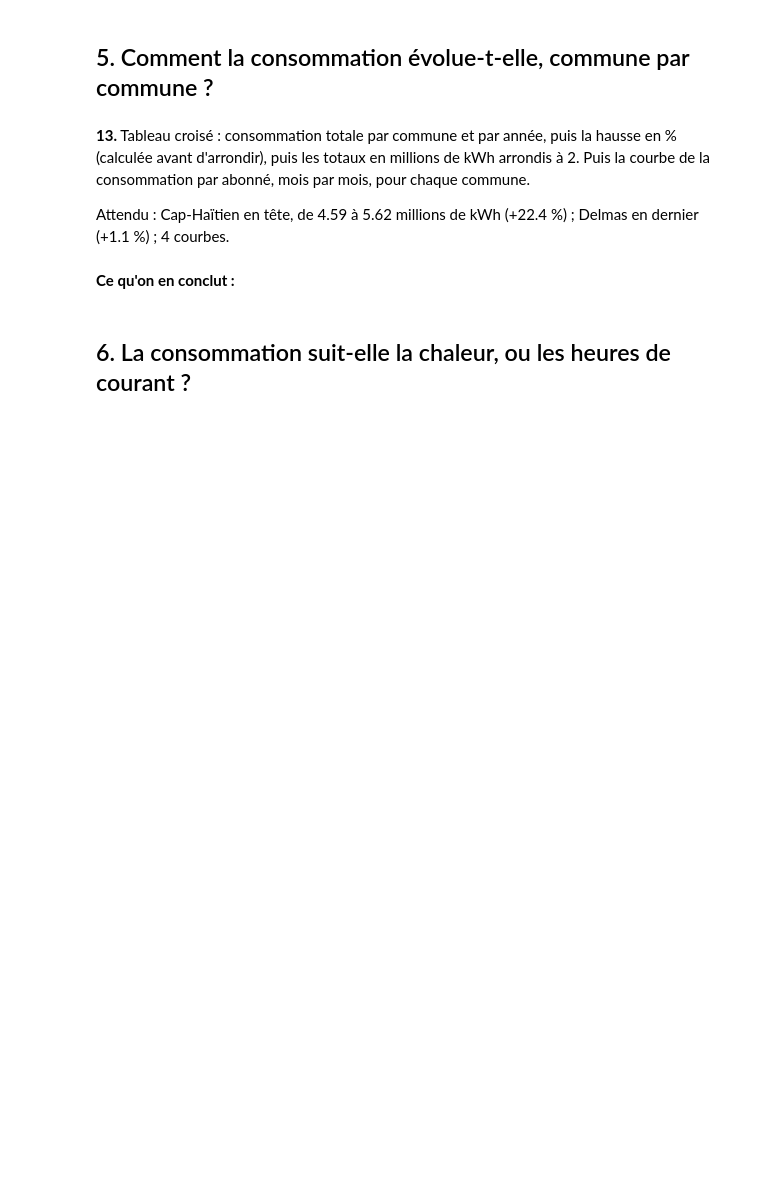
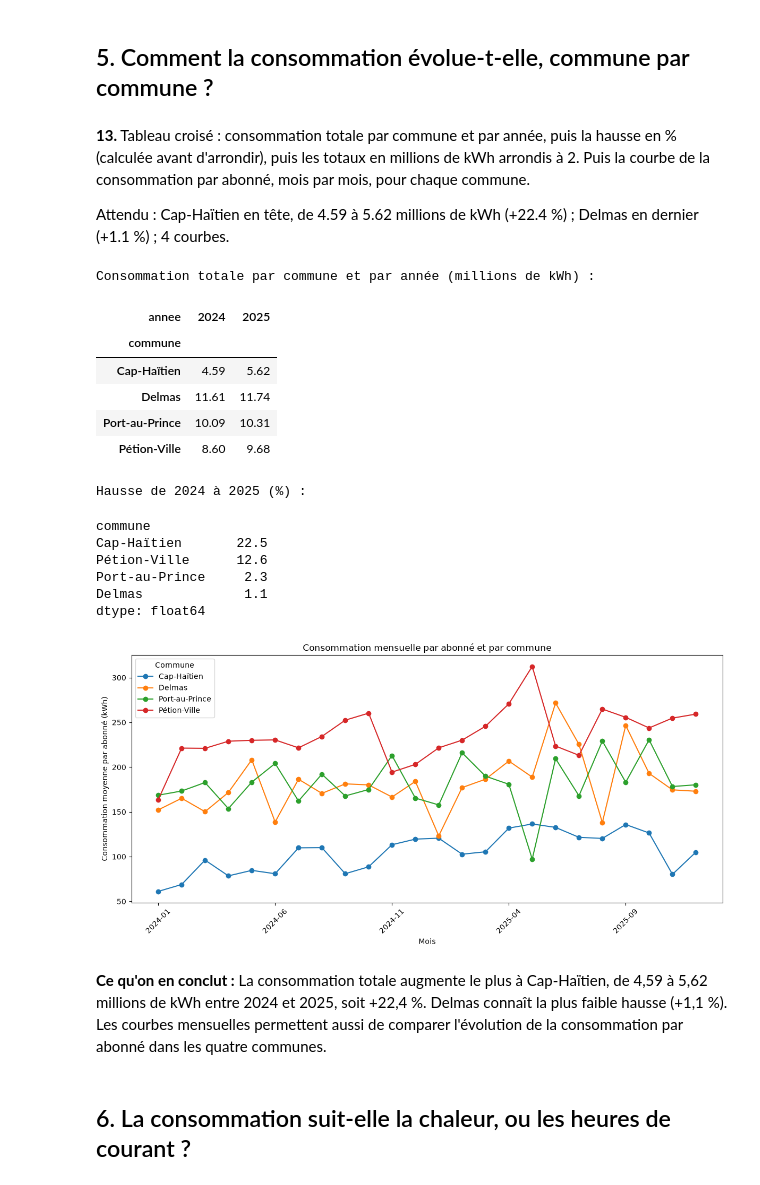
Before and after one commit to maxangelotnatoux/exercice-electricite, a Jupyter notebook: exploration.ipynb, the cells around one changed output. Cells and saved outputs as stored; diff of their text form; code cells hidden in the pictures; blank space fills up the shorter version.

Commit message:
Ajoute les indicateurs de consommation

```diff
--- a/exploration.ipynb
+++ b/exploration.ipynb
@@ -247,8 +281,57 @@ Attendu : Commercial 393.2, Résidentiel 117.4 ; en tête : Centre-ville (468.7)
 **13.** Tableau croisé : consommation totale par commune et par année, puis la hausse en % (calculée avant d'arrondir), puis les totaux en millions de kWh arrondis à 2. Puis la courbe de la consommation par abonné, mois par mois, pour chaque commune.
 
 Attendu : Cap-Haïtien en tête, de 4.59 à 5.62 millions de kWh (+22.4 %) ; Delmas en dernier (+1.1 %) ; 4 courbes.
+# %%
+import matplotlib.pyplot as plt
+
+consommation_par_commune_annee = avec_meteo.pivot_table(
+    index="commune", columns="annee", values="kwh", aggfunc="sum"
+)
+hausse_pourcent = (
+    (consommation_par_commune_annee[2025] / consommation_par_commune_annee[2024] - 1)
+    * 100
+).sort_values(ascending=False)
+totaux_millions = (consommation_par_commune_annee / 1_000_000).round(2)
+
+print("Consommation totale par commune et par année (millions de kWh) :")
+display(totaux_millions)
+print("Hausse de 2024 à 2025 (%) :")
+display(hausse_pourcent.round(1))
+
+consommation_mensuelle_par_abonne = (
+    avec_meteo.groupby(["mois", "commune"])
+    .agg(kwh_total=("kwh", "sum"), abonnes=("abonnes", "sum"))
+    .assign(kwh_par_abonne=lambda df: df["kwh_total"] / df["abonnes"])
+    .reset_index()
+)
+courbe = consommation_mensuelle_par_abonne.pivot(
+    index="mois", columns="commune", values="kwh_par_abonne"
+)
+courbe.plot(figsize=(12, 6), marker="o")
+plt.xlabel("Mois")
+plt.ylabel("Consommation moyenne par abonné (kWh)")
+plt.title("Consommation mensuelle par abonné et par commune")
+plt.xticks(rotation=45)
+plt.legend(title="Commune")
+plt.tight_layout()
+# %% [output]
+Consommation totale par commune et par année (millions de kWh) :
+| annee | 2024 | 2025 |
+| commune |  |  |
+| Cap-Haïtien | 4.59 | 5.62 |
+| Delmas | 11.61 | 11.74 |
+| Port-au-Prince | 10.09 | 10.31 |
+| Pétion-Ville | 8.60 | 9.68 |
+Hausse de 2024 à 2025 (%) :
+commune
+Cap-Haïtien       22.5
+Pétion-Ville      12.6
+Port-au-Prince     2.3
+Delmas             1.1
+dtype: float64
+[figure, added]
 # %% [markdown]
-**Ce qu'on en conclut :**
+**Ce qu'on en conclut :** La consommation totale augmente le plus à Cap-Haïtien, de 4,59 à 5,62 millions de kWh entre 2024 et 2025, soit +22,4 %. Delmas connaît la plus faible hausse (+1,1 %). Les courbes mensuelles permettent aussi de comparer l'évolution de la consommation par abonné dans les quatre communes.
 # %% [markdown]
 ## 6. La consommation suit-elle la chaleur, ou les heures de courant ?
 # %% [markdown]
```
Also changed, not shown: parts of 9 cells of this notebook, 1 other file.
